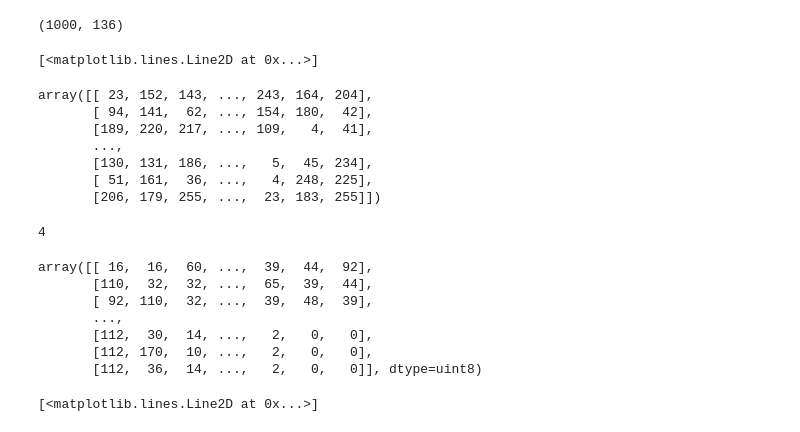
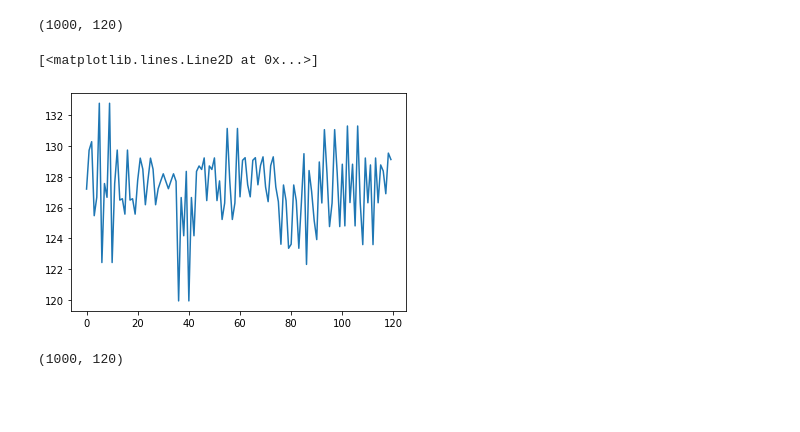
Before and after one commit to chzam1/Python_Code_For_DPA_Model_Attack, a Jupyter notebook: SCA_ASSGN.ipynb, the cells around one changed output. Drawn from its saved outputs; the diff is of its cells as text; code cells hidden in the pictures; blank space fills up the shorter version.

```diff
--- a/SCA_ASSGN.ipynb
+++ b/SCA_ASSGN.ipynb
@@ -44,3 +32,4 @@ R15 = y[:,15]
 # %%
-T = np.stack((pt,R0,R1,R2,R3,R4,R5,R6,R7,R8,R9,R10,R12,R13,R14,R15,ct),axis=1)
-#T
+n = 2
+T = np.stack((R0,R1,R2,R3,R4,R5,R6,R7,R8,R9,R10,R12,R13,R14,R15),axis=1)
+np.shape(T)
@@ -56,9 +48,11 @@ my_list
 # %%
-my_List = np.empty((1000,17,8),dtype=int)
+my_List = np.empty((1000,15,8),dtype=int)
 for i in range(0,1000):
-    for j in range(0,17):
+    for j in range(0,15):
+#         print(j)
         x = 0
         for idx in range(0,15,n):
+#             print(idx)
             my_List[i,j,x] = int(T[i][j][idx:idx+n],16)
             x = x+1
 # %%
@@ -68,2 +62,3 @@ my_List.shape
 # %%
-my_List = my_List.reshape((1000,17*8))
+my_List = my_List.reshape((1000,15*8))
+my_List[0]
@@ -70,7 +76,7 @@ my_List = my_List.reshape((1000,17*8))
 # %%
 my_List.shape
 # %% [output]
-(1000, 136)
+(1000, 120)
 # %%
  HW = np.array([0, 1, 1, 2, 1, 2, 2, 3, 1, 2, 2, 3, 2, 3, 3, 4, 1, 2, 2, 3,
                    2, 3, 3, 4, 2, 3, 3, 4, 3, 4, 4, 5, 1, 2, 2, 3, 2, 3, 3, 4,
@@ -89,20 +95,11 @@ my_List.shape
 # %%
 import matplotlib.pyplot as plt
 # %%
-plt.plot(my_List[2,:])
+plt.plot(np.mean(my_List,axis=0))
 # %% [output]
 [<matplotlib.lines.Line2D at 0x...>]
+[figure, added]
 # %%
-my_List
+my_List.shape
 # %% [output]
-array([[ 23, 152, 143, ..., 243, 164, 204],
-       [ 94, 141,  62, ..., 154, 180,  42],
-       [189, 220, 217, ..., 109,   4,  41],
-       ...,
-       [130, 131, 186, ...,   5,  45, 234],
-       [ 51, 161,  36, ...,   4, 248, 225],
-       [206, 179, 255, ...,  23, 183, 255]])
+(1000, 120)
-# %%
-HW[my_List[1,8]]
-# %% [output]
-4
@@ -114,14 +105,0 @@ for i in range(0,my_List.shape[0]):
-# %%
-IdealPowerM
-# %% [output]
-array([[ 16,  16,  60, ...,  39,  44,  92],
-       [110,  32,  32, ...,  65,  39,  44],
-       [ 92, 110,  32, ...,  39,  48,  39],
-       ...,
-       [112,  30,  14, ...,   2,   0,   0],
-       [112, 170,  10, ...,   2,   0,   0],
-       [112,  36,  14, ...,   2,   0,   0]], dtype=uint8)
-# %%
-plt.plot(IdealPowerM[1,:])
-# %% [output]
-[<matplotlib.lines.Line2D at 0x...>]
```
Also changed, not shown: parts of 21 cells of this notebook, 2 other files.
